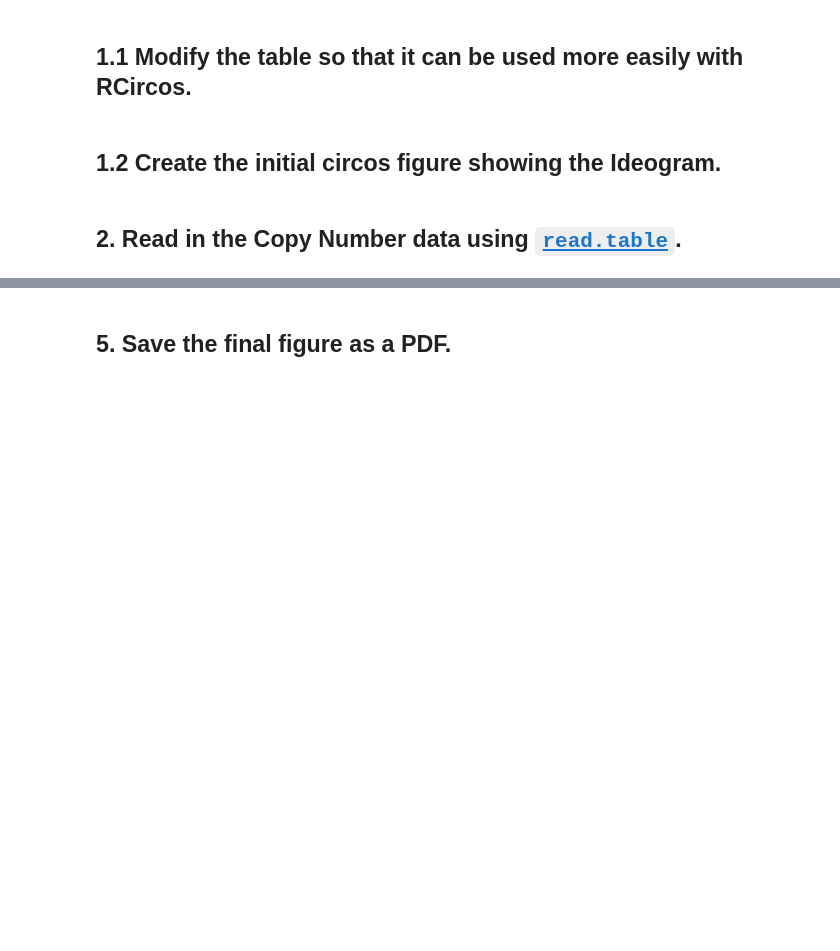
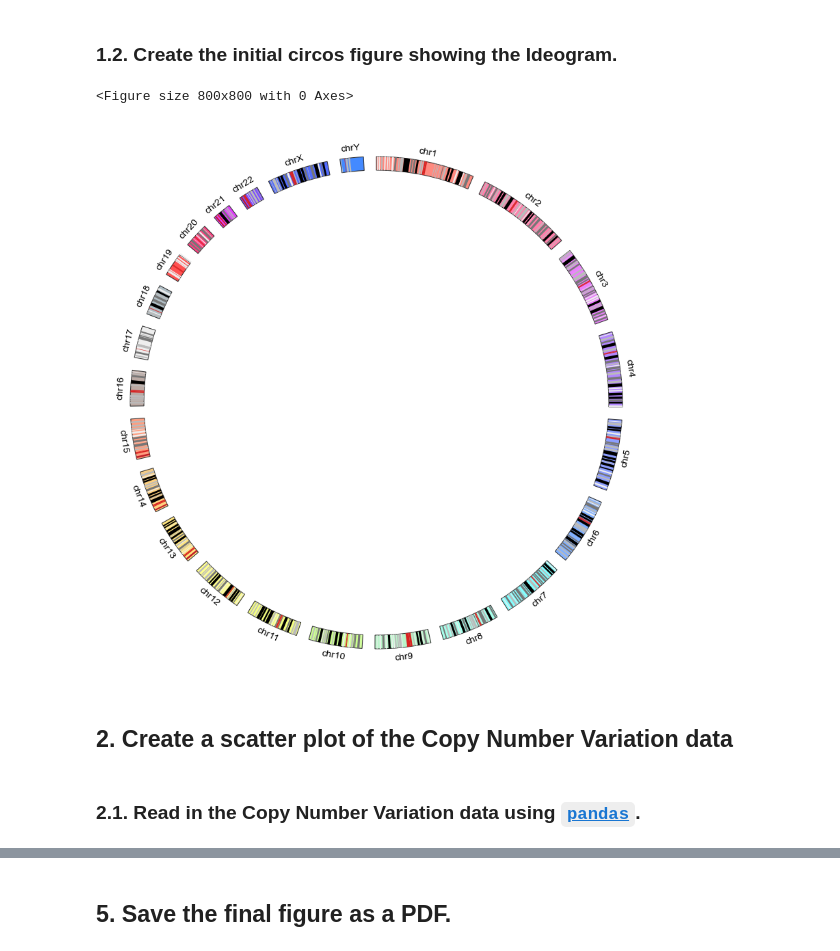
Before and after one commit to ageller/RCS_genomics_visualization, a Jupyter notebook: circos/circos.ipynb, the cells around one changed output, grey strips where cells are left out. Cells and saved outputs as stored; diff of their text form; code cells hidden in the pictures; blank space fills up the shorter version.

Commit message:
finished circos plots

````diff
--- a/circos/circos.ipynb
+++ b/circos/circos.ipynb
@@ -45,26 +92,52 @@ head(dfChrom)
-# %% [markdown]
-## 1.1 Modify the table so that it can be used more easily with RCircos.
-# %%
-# reorder to columns for RCircos (and drop a few that are unnecessary)
-dfChrom <- dfChrom[, c(2, 5, 6, 3, 7)]
-
-# create a column with the chromosome number or string for sorting
-dfChrom$chromosomeID <- gsub("chr","",as.character(dfChrom$chromosome))
-
-# sort by chromosomeID
-dfChrom <- dfChrom[str_order(dfChrom$chromosomeID, numeric = TRUE),]
-
-head(dfChrom)
 # %% [markdown]
-## 1.2 Create the initial circos figure showing the Ideogram.
+### 1.2. Create the initial circos figure showing the Ideogram.
+# %%
+# this object will hold our circos figure
+circle = pycircos.Gcircle()
+# %% [output]
+<Figure size 800x800 with 0 Axes>
 # %%
-# for displaying in Jupyter
-options(jupyter.plot_mimetypes = "image/png", repr.plot.width = 6, repr.plot.height = 6, repr.plot.res = 300)
+# define colors to use for each type of stain
+color_dict   = {"gneg":"#FFFFFF00", "gpos25":"#EEEEEE", "gpos50":"#BBBBBB", "gpos75":"#777777", "gpos100":"#000000",
+                "gvar":"#FFFFFF00", "stalk":"#C01E27", "acen":"#D82322"}
 
-# add the data to RCircos
-RCircos.Set.Core.Components(cyto.info = dfChrom, chr.exclude = NULL, tracks.inside = 4, tracks.outside = 0)
-RCircos.Set.Plot.Area()
-RCircos.Chromosome.Ideogram.Plot()
+# create the boxes for the ideogram
+for index, row in dfChromInit.iterrows():
+    # create the band
+    name = row['chromosome']
+    arc = pycircos.Garc(
+        arc_id = name,
+        size = row['chromEnd'],
+        interspace = 3,
+        raxis_range = (850, 900),
+        labelposition = 60,
+        label_visible = True
+    )
+    circle.add_garc(arc)
+
+# set the bands
+circle.set_garcs()
+
+
+# add the lines in each band (as a barplot with each band having a height of 1)
+for name in names:
+    usedf = dfChrom.get_group(name)
+    circle.barplot(
+        name,
+        data = [1]*len(usedf),
+        positions = usedf['chromStart'].values,
+        width = (usedf['chromEnd'] - usedf['chromStart']).values,
+        raxis_range = [850, 900],
+        facecolor = usedf['Stain'].map(color_dict).values
+    )
+
+
+# show the figure
+circle.figure
+# %% [output]
+[figure, added]
+# %% [markdown]
+## 2. Create a scatter plot of the Copy Number Variation data
 # %% [markdown]
-## 2. Read in the Copy Number data using [`read.table`](https://www.rdocumentation.org/packages/utils/versions/3.6.2/topics/read.table).
+### 2.1. Read in the Copy Number Variation data using [```pandas```](https://pandas.pydata.org/).
 # %%
````
Also changed, not shown: parts of 28 cells of this notebook, 7 other files.
